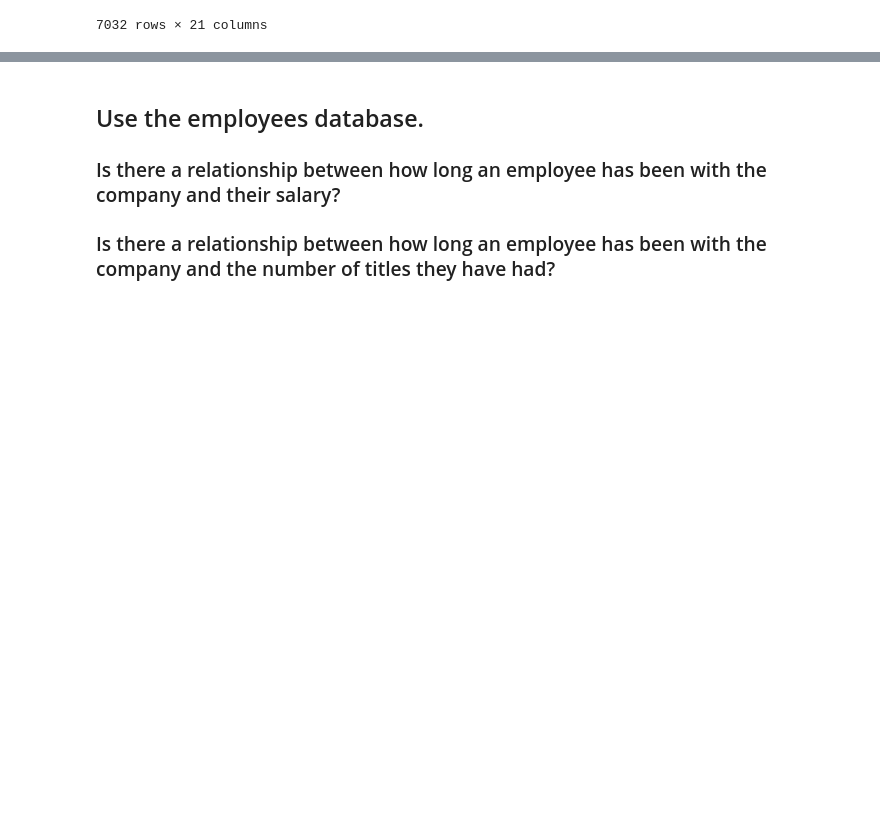
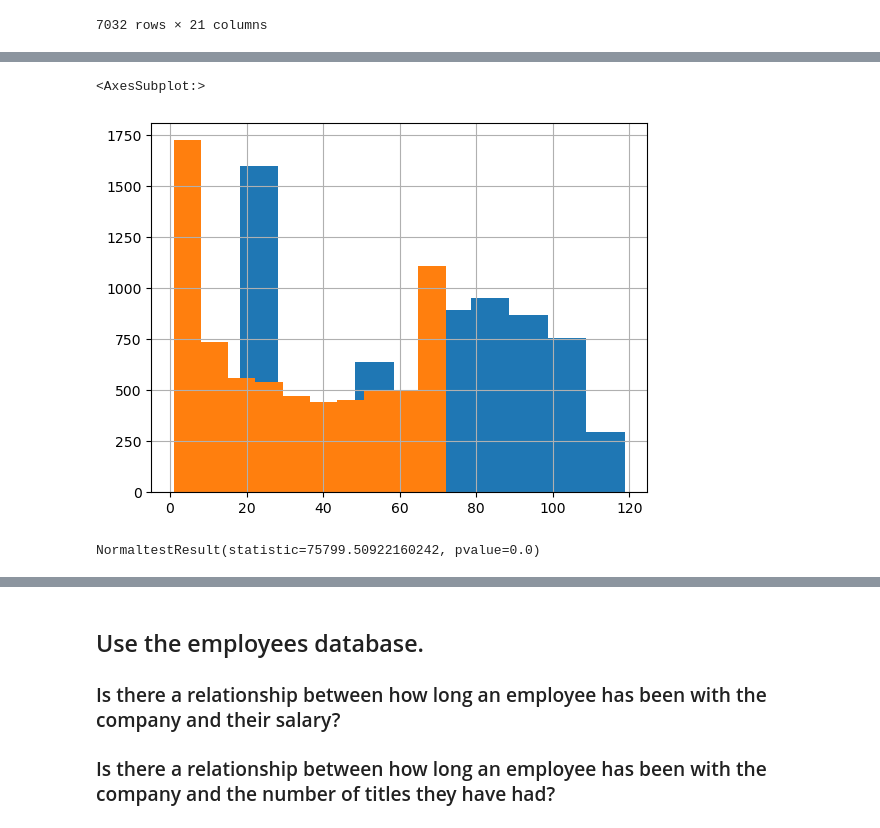
Before and after one commit to akonstans/statistics_exercises, a Jupyter notebook: hypothesis_testing.ipynb, the cells around one changed output, grey strips where cells are left out. Cells and saved outputs as stored; diff of their text form; code cells hidden in the pictures; blank space fills up the shorter version.

```diff
--- a/hypothesis_testing.ipynb
+++ b/hypothesis_testing.ipynb
@@ -231,0 +250,10 @@ sql
+# %%
+sql.monthly_charges.hist()
+sql.tenure.hist()
+# %% [output]
+<AxesSubplot:>
+[figure, added]
+# %%
+stats.normaltest(sql.tenure, None)
+# %% [output]
+NormaltestResult(statistic=75799.50922160242, pvalue=0.0)
```
Also changed, not shown: parts of 39 cells of this notebook, 1 other file.
